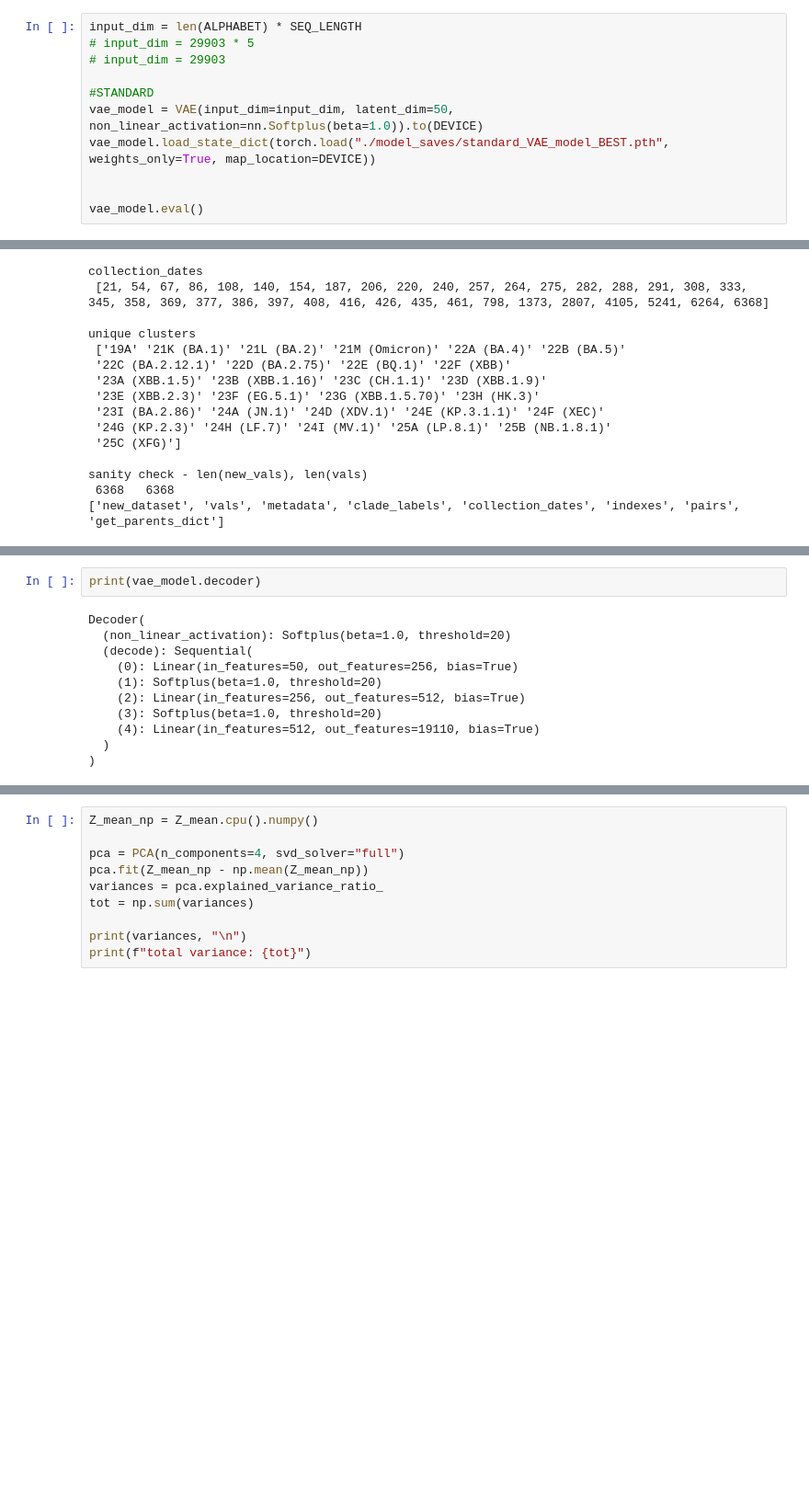
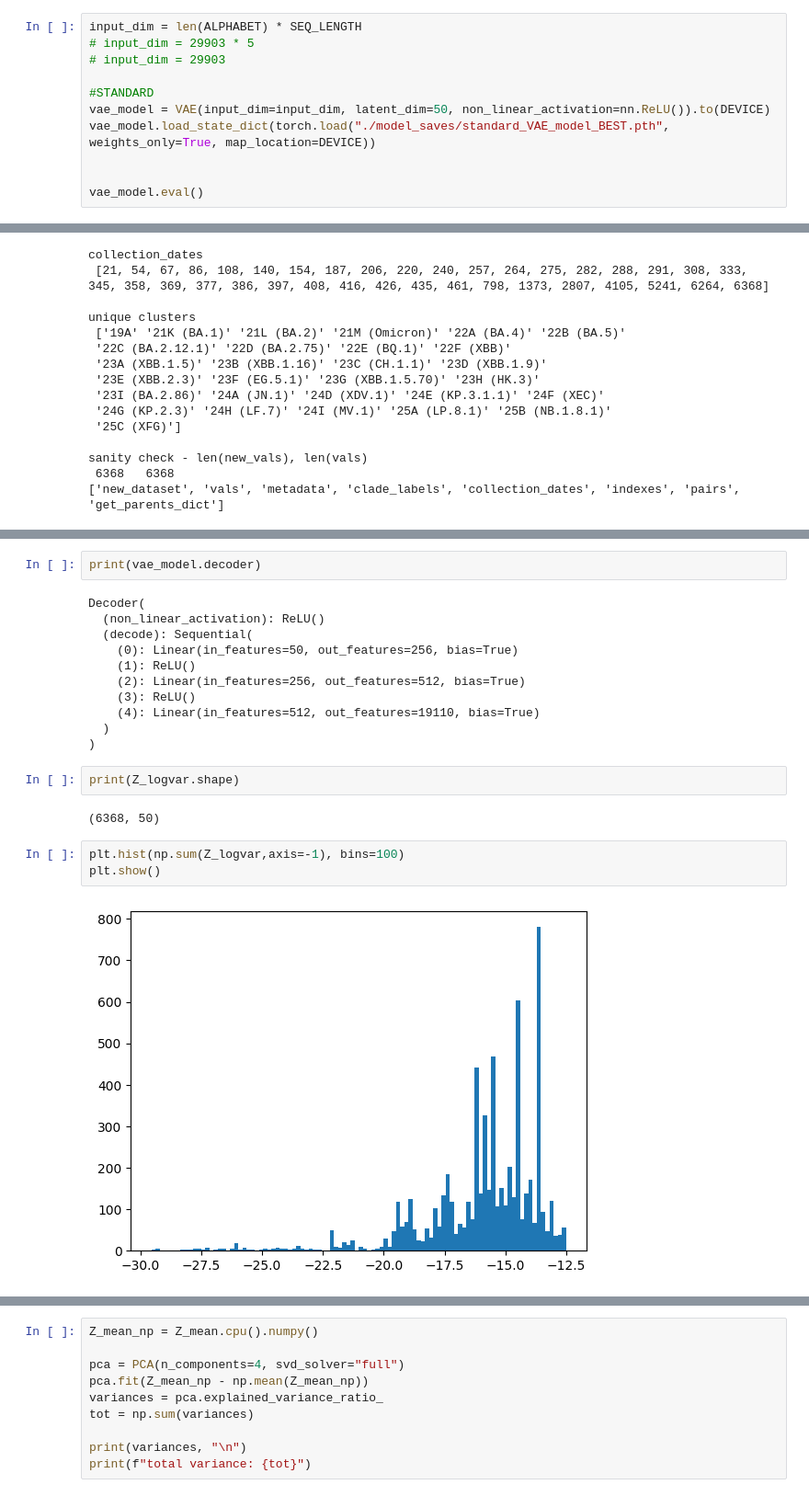
Before and after one commit to blab/sequence-vaes, a Jupyter notebook: VAE_standard/geodesics3.ipynb, the cells around one changed output, grey strips where cells are left out. Shown at 92% size. Drawn from its saved outputs; the diff is of its cells as text; blank space fills up the shorter version.

```diff
--- a/VAE_standard/geodesics3.ipynb
+++ b/VAE_standard/geodesics3.ipynb
@@ -49,7 +50,7 @@ input_dim = len(ALPHABET) * SEQ_LENGTH
 # input_dim = 29903
 
 #STANDARD
-vae_model = VAE(input_dim=input_dim, latent_dim=50, non_linear_activation=nn.Softplus(beta=1.0)).to(DEVICE)
+vae_model = VAE(input_dim=input_dim, latent_dim=50, non_linear_activation=nn.ReLU()).to(DEVICE)
 vae_model.load_state_dict(torch.load("./model_saves/standard_VAE_model_BEST.pth", weights_only=True, map_location=DEVICE))
 
 
@@ -118,12 +120,21 @@ torch.Size([6368, 19110])
 print(vae_model.decoder)
 # %% [output]
 Decoder(
-  (non_linear_activation): Softplus(beta=1.0, threshold=20)
+  (non_linear_activation): ReLU()
   (decode): Sequential(
     (0): Linear(in_features=50, out_features=256, bias=True)
-    (1): Softplus(beta=1.0, threshold=20)
+    (1): ReLU()
     (2): Linear(in_features=256, out_features=512, bias=True)
-    (3): Softplus(beta=1.0, threshold=20)
+    (3): ReLU()
     (4): Linear(in_features=512, out_features=19110, bias=True)
   )
 )
+# %%
+print(Z_logvar.shape)
+# %% [output]
+(6368, 50)
+# %%
+plt.hist(np.sum(Z_logvar,axis=-1), bins=100)
+plt.show()
+# %% [output]
+[figure, added]
```
Also changed, not shown: parts of 19 cells of this notebook, 6 other files.
